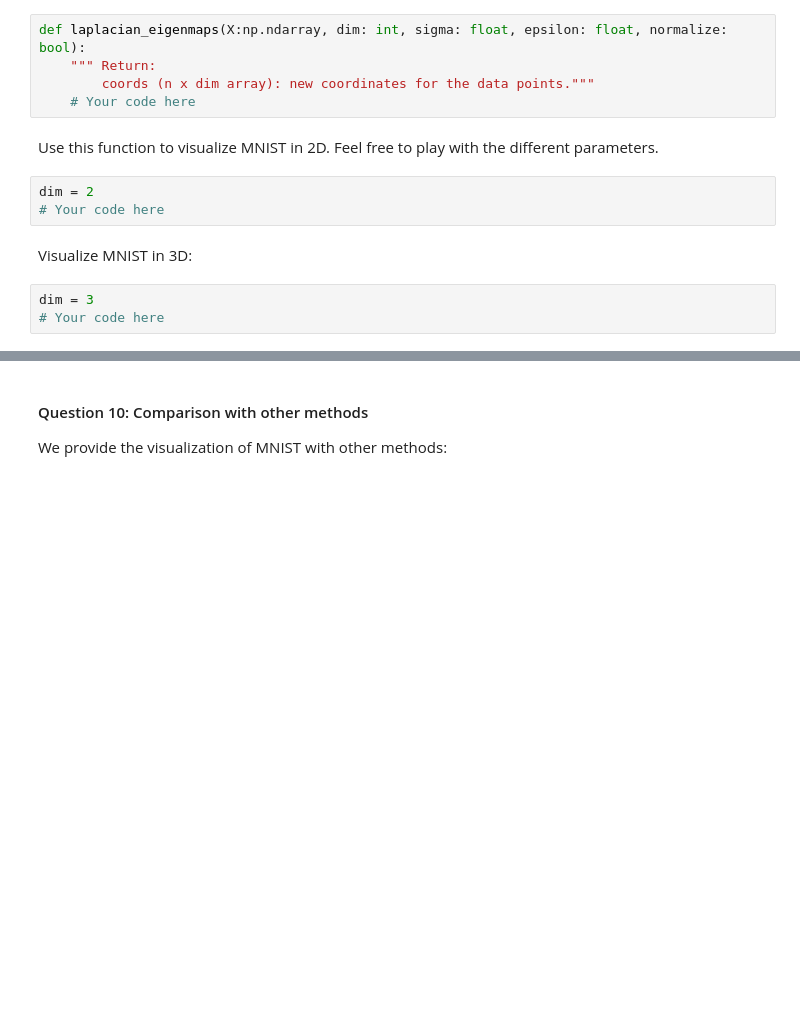
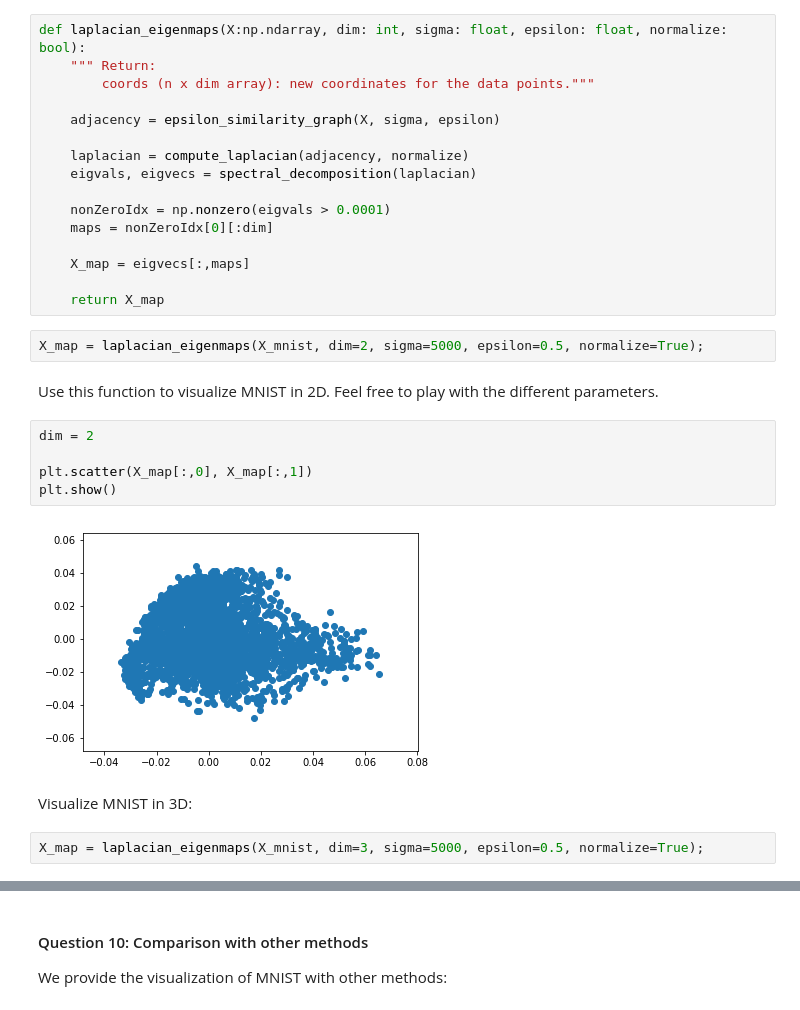
Before and after one commit to JelenaBanjac/network-science-and-graphs, a Jupyter notebook: 2_learning_with_graphs.ipynb, the cells around one changed output, grey strips where cells are left out. Saved outputs shown, nothing was run; the diff lists cells and outputs as text; blank space fills up the shorter version.

Commit message:
mnist-related

```diff
--- a/2_learning_with_graphs.ipynb
+++ b/2_learning_with_graphs.ipynb
@@ -357,14 +357,30 @@ Implement a function that uses Laplacian eigenmaps to do dimensionality reductio
 def laplacian_eigenmaps(X:np.ndarray, dim: int, sigma: float, epsilon: float, normalize: bool):
     """ Return:
         coords (n x dim array): new coordinates for the data points."""
-    # Your code here
+
+    adjacency = epsilon_similarity_graph(X, sigma, epsilon)
+
+    laplacian = compute_laplacian(adjacency, normalize)
+    eigvals, eigvecs = spectral_decomposition(laplacian)
+
+    nonZeroIdx = np.nonzero(eigvals > 0.0001)
+    maps = nonZeroIdx[0][:dim]
+
+    X_map = eigvecs[:,maps]
+
+    return X_map
+# %%
+X_map = laplacian_eigenmaps(X_mnist, dim=2, sigma=5000, epsilon=0.5, normalize=True);
 # %% [markdown]
 Use this function to visualize MNIST in 2D. Feel free to play with the different parameters.
-# %%
-dim = 2
-# Your code here
+# %%
+dim = 2
+
+plt.scatter(X_map[:,0], X_map[:,1])
+plt.show()
+# %% [output]
+[figure, added]
 # %% [markdown]
 Visualize MNIST in 3D:
-# %%
-dim = 3
-# Your code here
+# %%
+X_map = laplacian_eigenmaps(X_mnist, dim=3, sigma=5000, epsilon=0.5, normalize=True);
```
Also changed, not shown: parts of 9 cells of this notebook.
